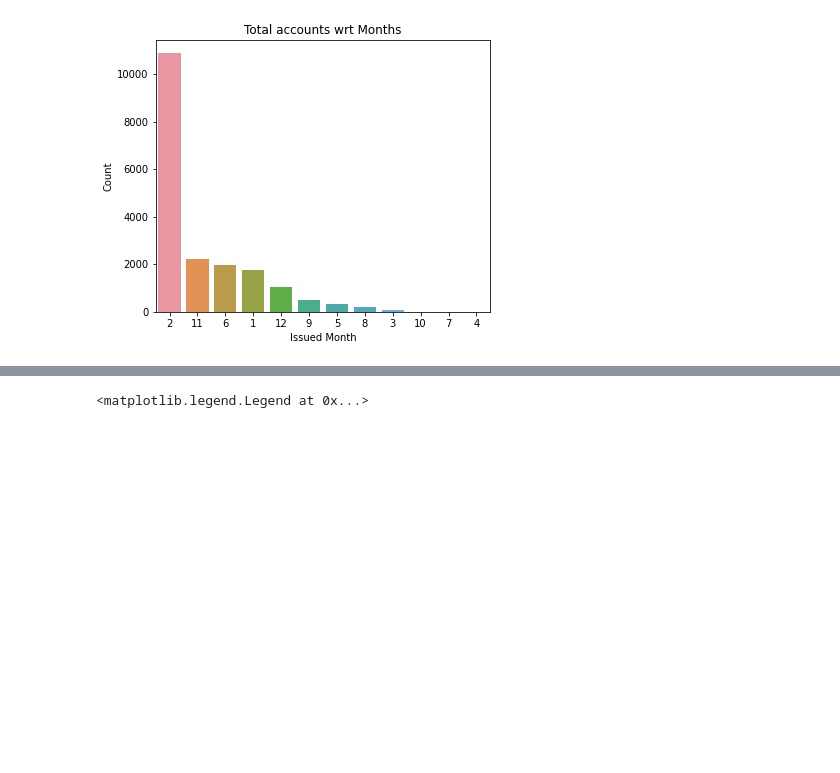
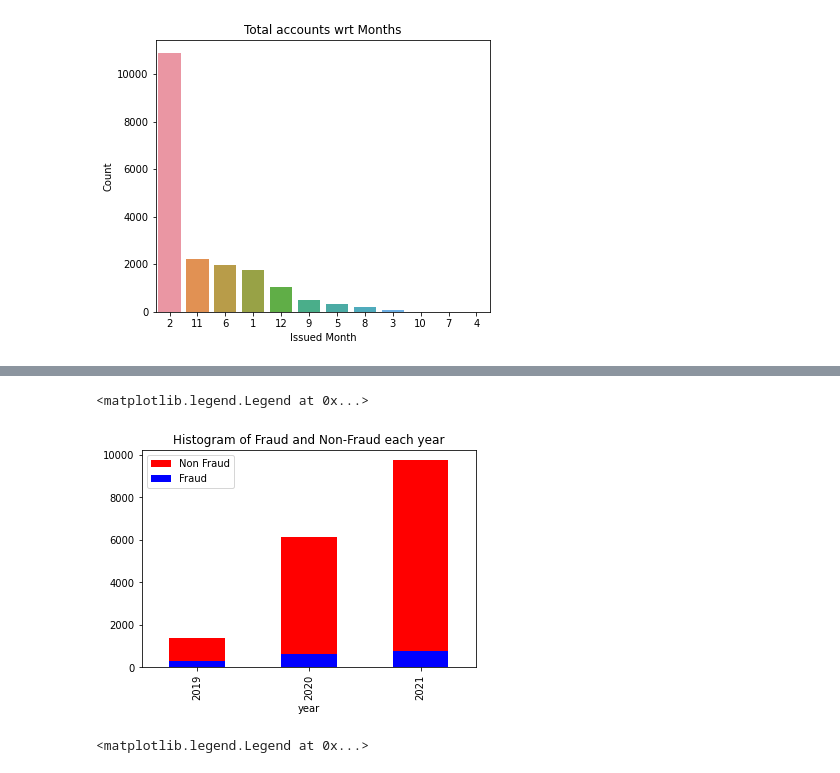
Before and after one commit to madhusanthan/Credit-Fraud-Risk-Model, a Jupyter notebook: EDA.ipynb, the cells around one changed output, grey strips where cells are left out. Cells and saved outputs as stored; diff of their text form; code cells hidden in the pictures; blank space fills up the shorter version.

```diff
--- a/EDA.ipynb
+++ b/EDA.ipynb
@@ -340,6 +352,20 @@ cc_Nfraud_Data['week'] = cc_Nfraud_Data['portfolio_id'].dt.isocalendar().week
 
 #Extracting day of week
 cc_Nfraud_Data['dayofweek'] = cc_Nfraud_Data['portfolio_id'].dt.dayofweek
+# %%
+grouped_fraud = cc_fraud_Data.groupby(['year'])
+grouped_Nfraud = cc_Nfraud_Data.groupby(['year'])
+# %%
+size_N = grouped_Nfraud.size()
+size_f = grouped_fraud.size()
+size_N.plot(subplots=True, color = 'r',kind='bar', label = "Non Fraud")
+size_f.plot(subplots=True, color = 'b',kind='bar', label = "Fraud")
+
+plt.title("Histogram of Fraud and Non-Fraud each year")
+plt.legend()
+# %% [output]
+<matplotlib.legend.Legend at 0x...>
+[figure, added]
 # %%
 grouped_fraud = cc_fraud_Data.groupby(['month'])
 grouped_Nfraud = cc_Nfraud_Data.groupby(['month'])
```
Also changed, not shown: parts of 14 cells of this notebook.
